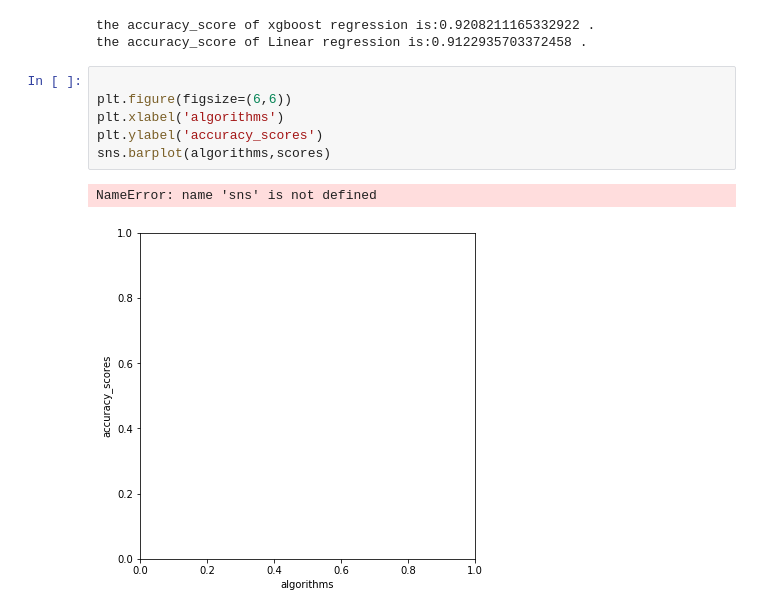
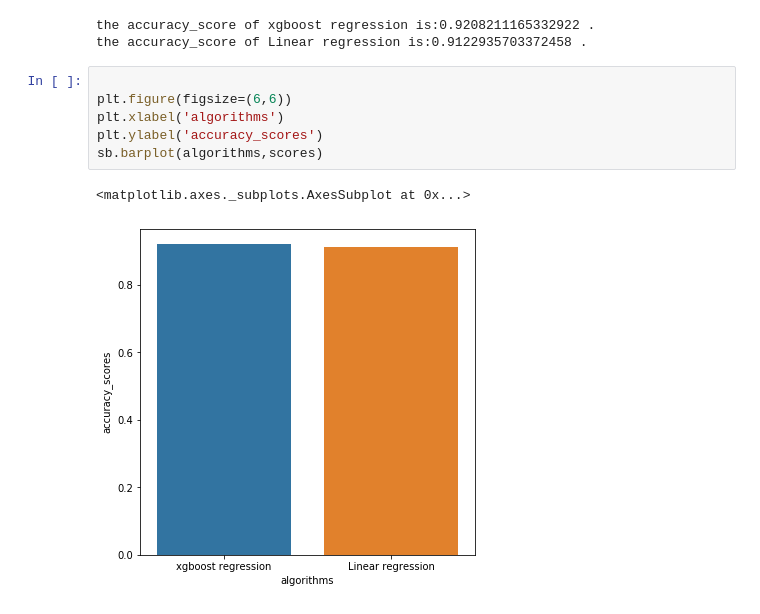
Before and after one commit to KrishnaDesai16/HousePricePrediction, a Jupyter notebook: Modelling.ipynb, the cells around one changed output. Saved outputs shown, nothing was run; the diff lists cells and outputs as text.

```diff
--- a/Modelling.ipynb
+++ b/Modelling.ipynb
@@ -280,9 +280,9 @@ the accuracy_score of Linear regression is:0.9122935703372458 .
 # %%
 
 plt.figure(figsize=(6,6))
 plt.xlabel('algorithms')
 plt.ylabel('accuracy_scores')
-sns.barplot(algorithms,scores)
+sb.barplot(algorithms,scores)
 # %% [output]
-NameError: name 'sns' is not defined
+<matplotlib.axes._subplots.AxesSubplot at 0x...>
-[figure, old version]
+[figure, new version]
```
Also changed, not shown: parts of 10 cells of this notebook.
